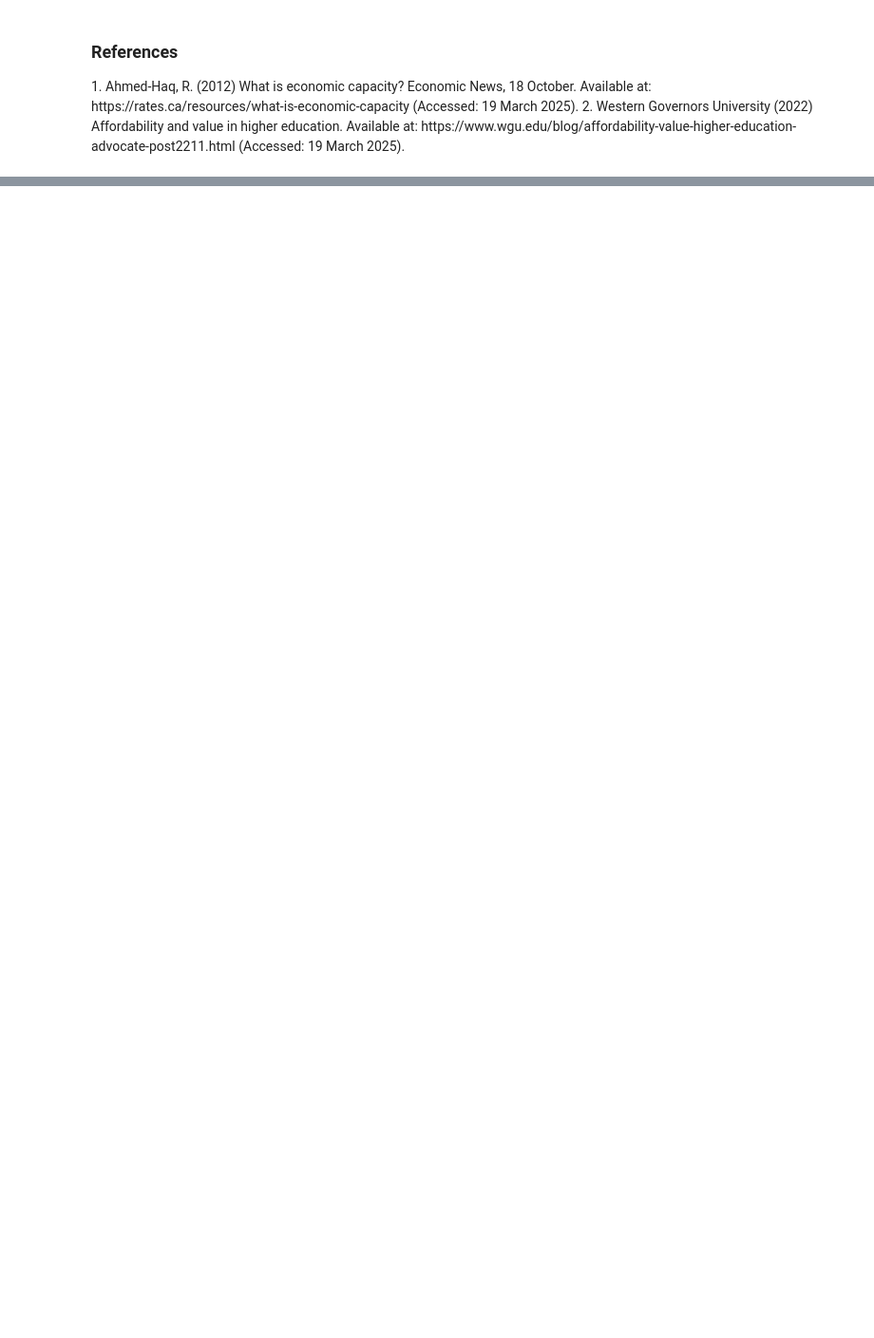
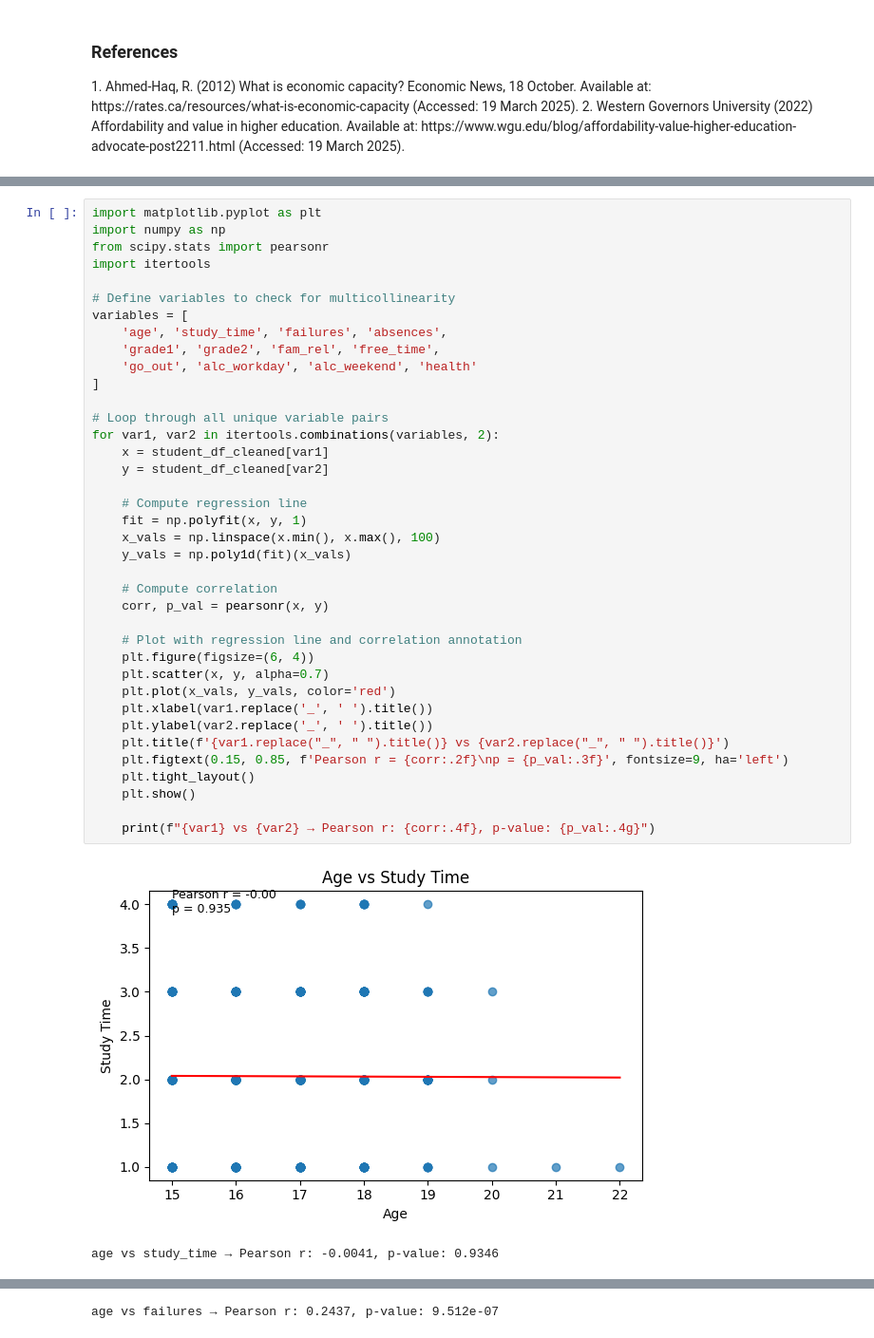
Before and after one commit to hannahabell0911/DAV-CA1-25, a Jupyter notebook: CA1-HannahAbell.ipynb, the cells around one changed output, grey strips where cells are left out. Shown at 95% size. Cells and saved outputs as stored; diff of their text form; blank space fills up the shorter version.

```diff
--- a/CA1-HannahAbell.ipynb
+++ b/CA1-HannahAbell.ipynb
@@ -252,0 +216,41 @@ PearsonRResult(statistic=np.float64(0.03217740188092376), pvalue=np.float64(0.82
+# %%
+import matplotlib.pyplot as plt
+import numpy as np
+from scipy.stats import pearsonr
+import itertools
+
+# Define variables to check for multicollinearity
+variables = [
+    'age', 'study_time', 'failures', 'absences',
+    'grade1', 'grade2', 'fam_rel', 'free_time',
+    'go_out', 'alc_workday', 'alc_weekend', 'health'
+]
+
+# Loop through all unique variable pairs
+for var1, var2 in itertools.combinations(variables, 2):
+    x = student_df_cleaned[var1]
+    y = student_df_cleaned[var2]
+
+    # Compute regression line
+    fit = np.polyfit(x, y, 1)
+    x_vals = np.linspace(x.min(), x.max(), 100)
+    y_vals = np.poly1d(fit)(x_vals)
+
+    # Compute correlation
+    corr, p_val = pearsonr(x, y)
+
+    # Plot with regression line and correlation annotation
+    plt.figure(figsize=(6, 4))
+    plt.scatter(x, y, alpha=0.7)
+    plt.plot(x_vals, y_vals, color='red')
+    plt.xlabel(var1.replace('_', ' ').title())
+    plt.ylabel(var2.replace('_', ' ').title())
+    plt.title(f'{var1.replace("_", " ").title()} vs {var2.replace("_", " ").title()}')
+    plt.figtext(0.15, 0.85, f'Pearson r = {corr:.2f}\np = {p_val:.3f}', fontsize=9, ha='left')
+    plt.tight_layout()
+    plt.show()
+
+    print(f"{var1} vs {var2} → Pearson r: {corr:.4f}, p-value: {p_val:.4g}")
+# %% [output]
+[figure, added]
+age vs study_time → Pearson r: -0.0041, p-value: 0.9346
@@ -252,0 +258 @@ PearsonRResult(statistic=np.float64(0.03217740188092376), pvalue=np.float64(0.82
+age vs failures → Pearson r: 0.2437, p-value: 9.512e-07
```
Also changed, not shown: parts of 29 cells of this notebook.
